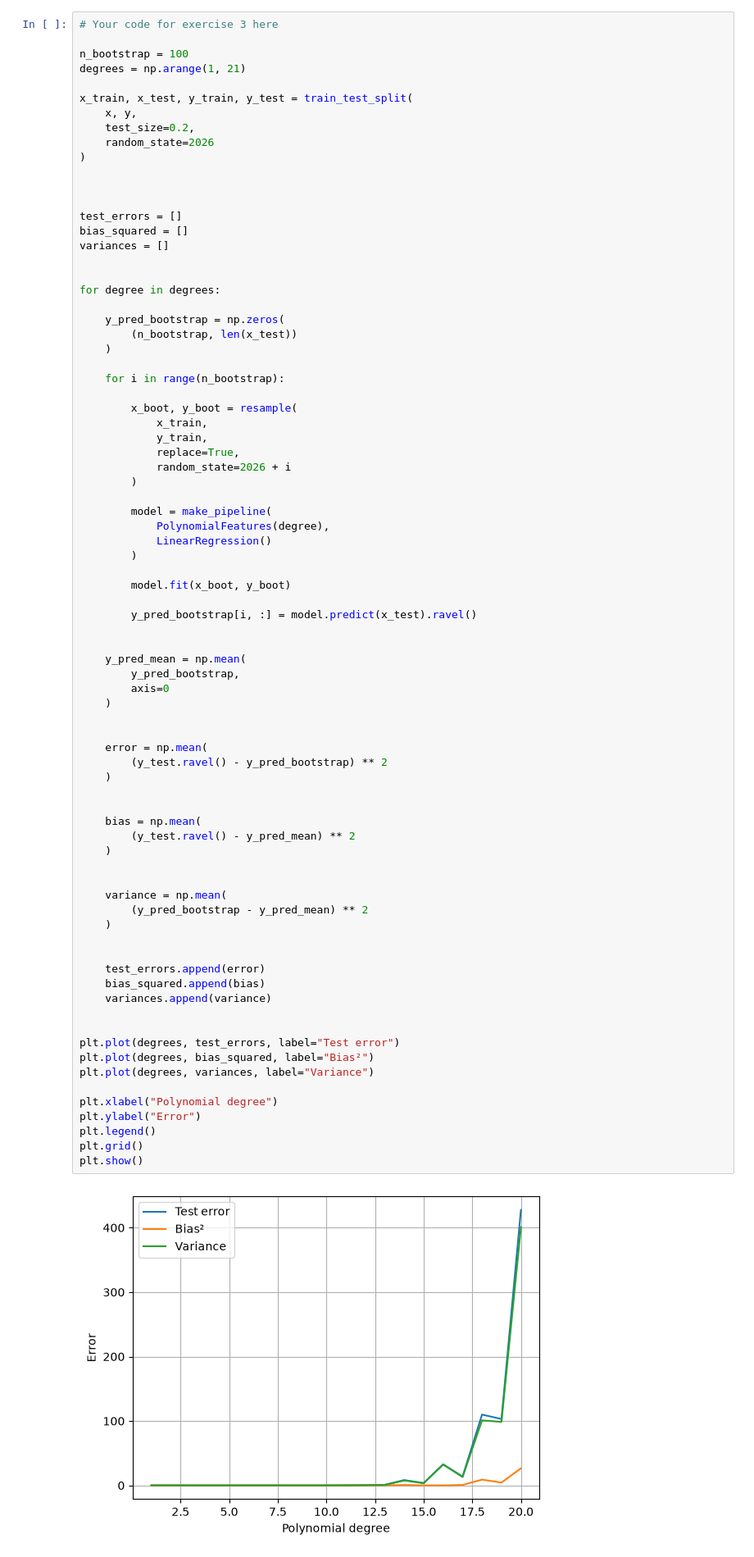
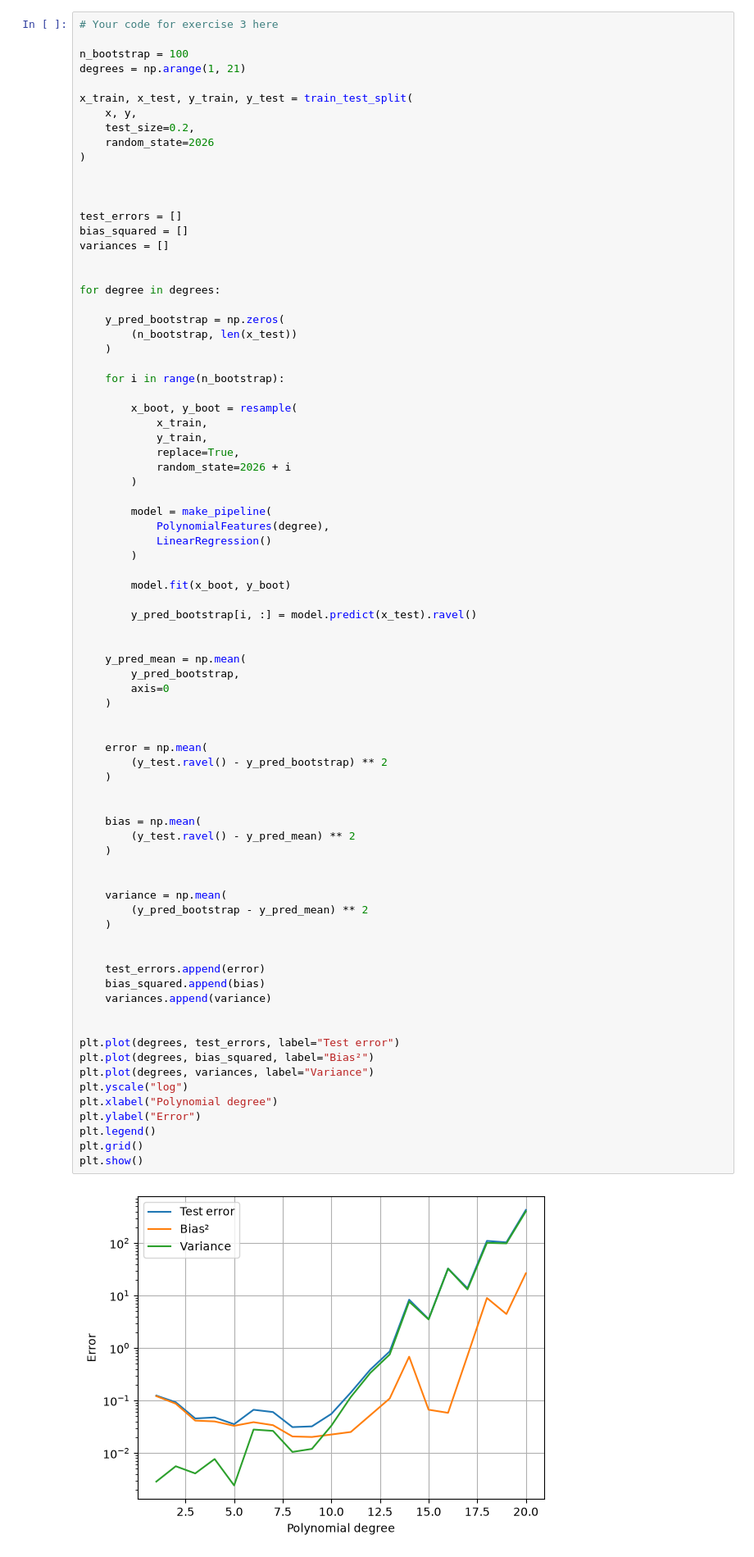
Before and after one commit to carlpd/FYS-STK, a Jupyter notebook: Weekly Excercises/exercisesweek36.ipynb, the cells around one changed output. Shown at 82% size. Saved outputs shown, nothing was run; the diff lists cells and outputs as text.

```diff
--- a/Weekly Excercises/exercisesweek36.ipynb
+++ b/Weekly Excercises/exercisesweek36.ipynb
@@ -171,35 +171,35 @@ for degree in degrees:
 
     error = np.mean(
         (y_test.ravel() - y_pred_bootstrap) ** 2
     )
 
 
     bias = np.mean(
         (y_test.ravel() - y_pred_mean) ** 2
     )
 
 
     variance = np.mean(
         (y_pred_bootstrap - y_pred_mean) ** 2
     )
 
 
     test_errors.append(error)
     bias_squared.append(bias)
     variances.append(variance)
 
 
 plt.plot(degrees, test_errors, label="Test error")
 plt.plot(degrees, bias_squared, label="Bias²")
 plt.plot(degrees, variances, label="Variance")
-
+plt.yscale("log")
 plt.xlabel("Polynomial degree")
 plt.ylabel("Error")
 plt.legend()
 plt.grid()
 plt.show()
 # %% [output]
-[figure, old version]
+[figure, new version]
 # %%
 degree = 12
 n_bootstrap = 100
```
Also changed, not shown: parts of 14 cells of this notebook.
